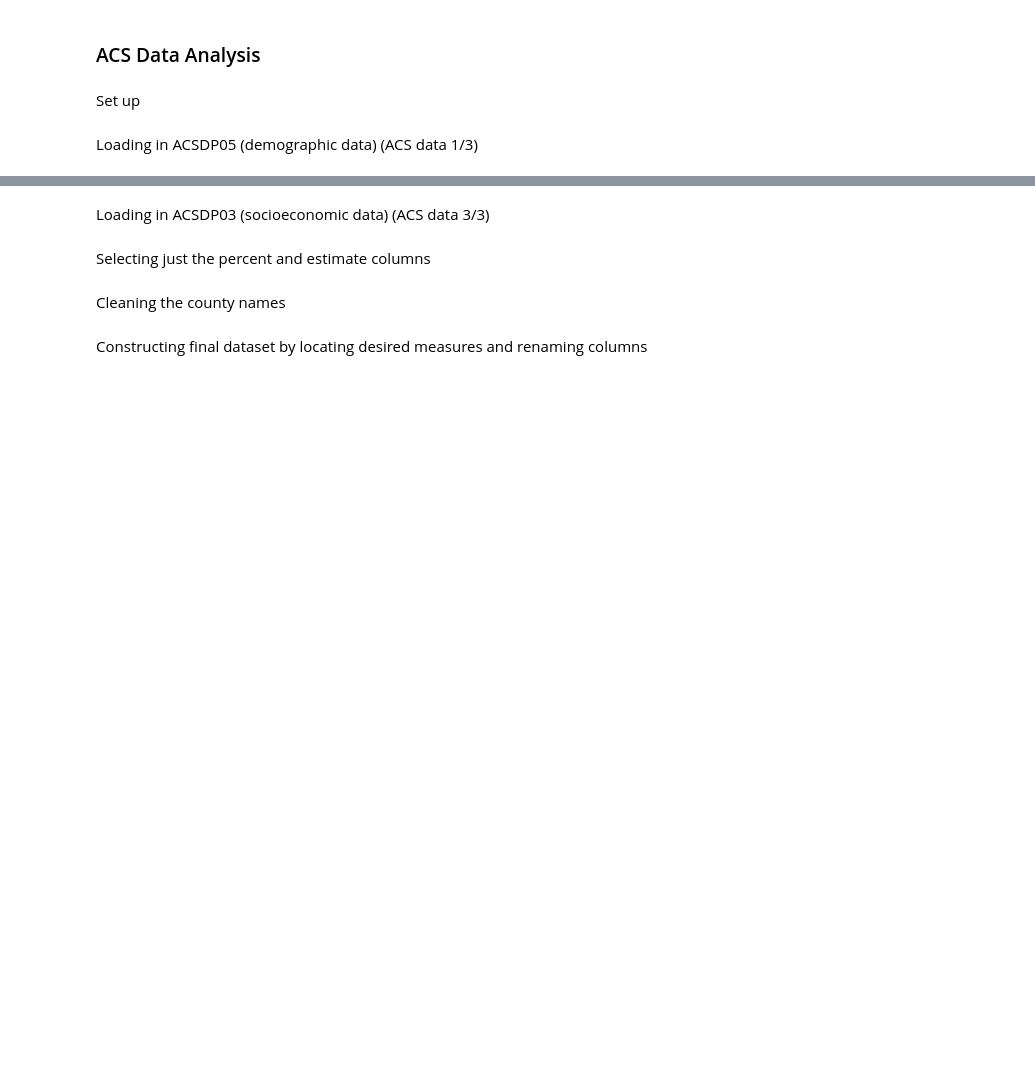
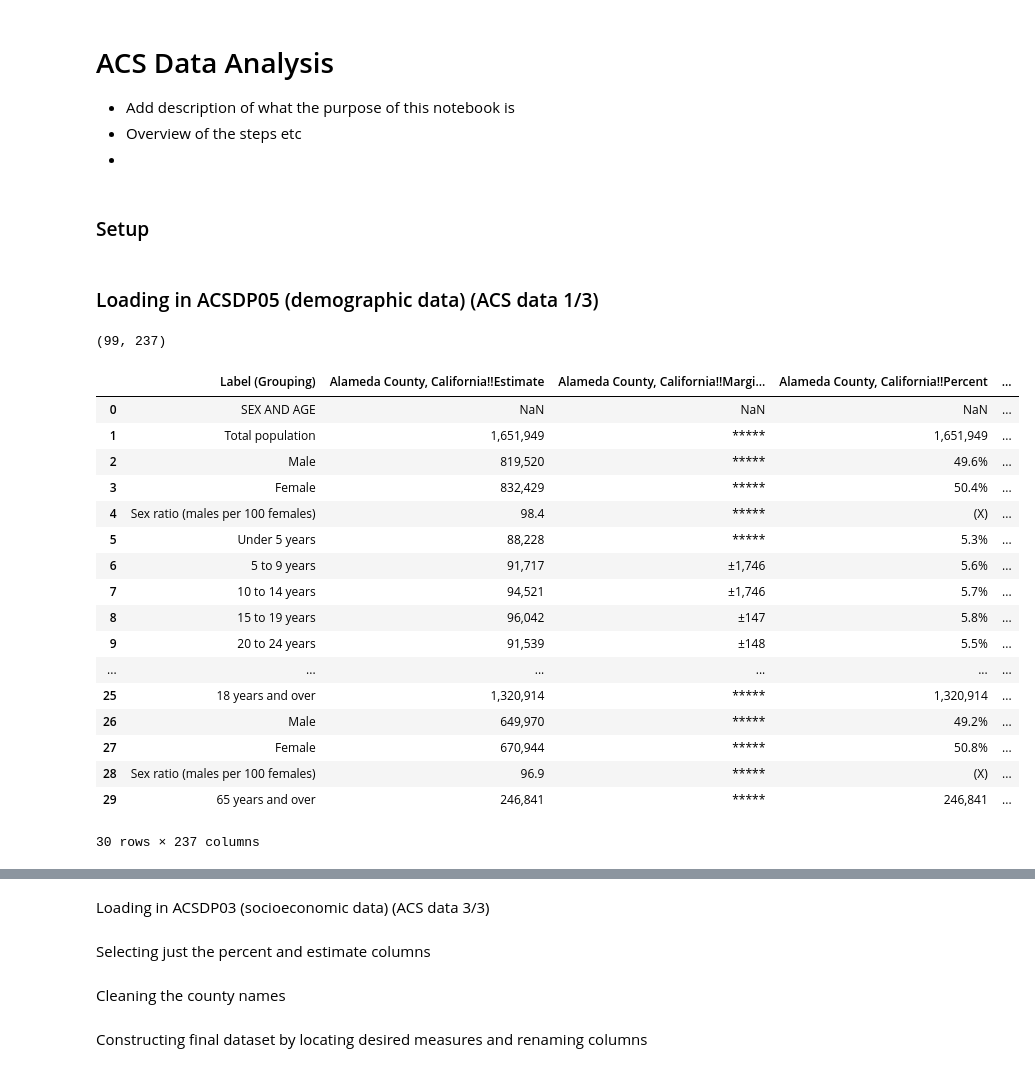
Before and after one commit to sose27/GROUP1_comm3180_S26_Data_Project, a Jupyter notebook: data_analysis/ACS Data Analysis.ipynb, the cells around one changed output, grey strips where cells are left out. Saved outputs shown, nothing was run; the diff lists cells and outputs as text; code cells hidden in the pictures; blank space fills up the shorter version.

```diff
--- a/data_analysis/ACS Data Analysis.ipynb
+++ b/data_analysis/ACS Data Analysis.ipynb
@@ -1,7 +1,11 @@
 # %% [markdown]
-### ACS Data Analysis
+# ACS Data Analysis
+
+* Add description of what the purpose of this notebook is
+* Overview of the steps etc
+*
 # %% [markdown]
-Set up
+### Setup
 # %%
 import pandas as pd
 import geopandas as gpd
@@ -11,7 +15,32 @@ import calendar
 import re
 import matplotlib.pyplot as plt
 # %% [markdown]
-Loading in ACSDP05 (demographic data) (ACS data 1/3)
+### Loading in ACSDP05 (demographic data) (ACS data 1/3)
 # %%
-ACS5 = pd.read_csv('data/ACSDP05.csv')
+ACS5 = pd.read_csv('../data/ACSDP05.csv')
+
+ACS5.shape
+# %% [output]
+(99, 237)
+# %%
+ACS5.head(30)
+# %% [output]
+|  | Label (Grouping) | Alameda County, California!!Estimate | Alameda County, California!!Margi... | Alameda County, California!!Percent | ... |
+| 0 | SEX AND AGE | NaN | NaN | NaN | ... |
+| 1 | Total population | 1,651,949 | ***** | 1,651,949 | ... |
+| 2 | Male | 819,520 | ***** | 49.6% | ... |
+| 3 | Female | 832,429 | ***** | 50.4% | ... |
+| 4 | Sex ratio (males per 100 females) | 98.4 | ***** | (X) | ... |
+| 5 | Under 5 years | 88,228 | ***** | 5.3% | ... |
+| 6 | 5 to 9 years | 91,717 | ±1,746 | 5.6% | ... |
+| 7 | 10 to 14 years | 94,521 | ±1,746 | 5.7% | ... |
+| 8 | 15 to 19 years | 96,042 | ±147 | 5.8% | ... |
+| 9 | 20 to 24 years | 91,539 | ±148 | 5.5% | ... |
+| ... | ... | ... | ... | ... | ... |
+| 25 | 18 years and over | 1,320,914 | ***** | 1,320,914 | ... |
+| 26 | Male | 649,970 | ***** | 49.2% | ... |
+| 27 | Female | 670,944 | ***** | 50.8% | ... |
+| 28 | Sex ratio (males per 100 females) | 96.9 | ***** | (X) | ... |
+| 29 | 65 years and over | 246,841 | ***** | 246,841 | ... |
+30 rows × 237 columns
 # %% [markdown]
```
Also changed, not shown: parts of 8 cells of this notebook, 7 other files.
